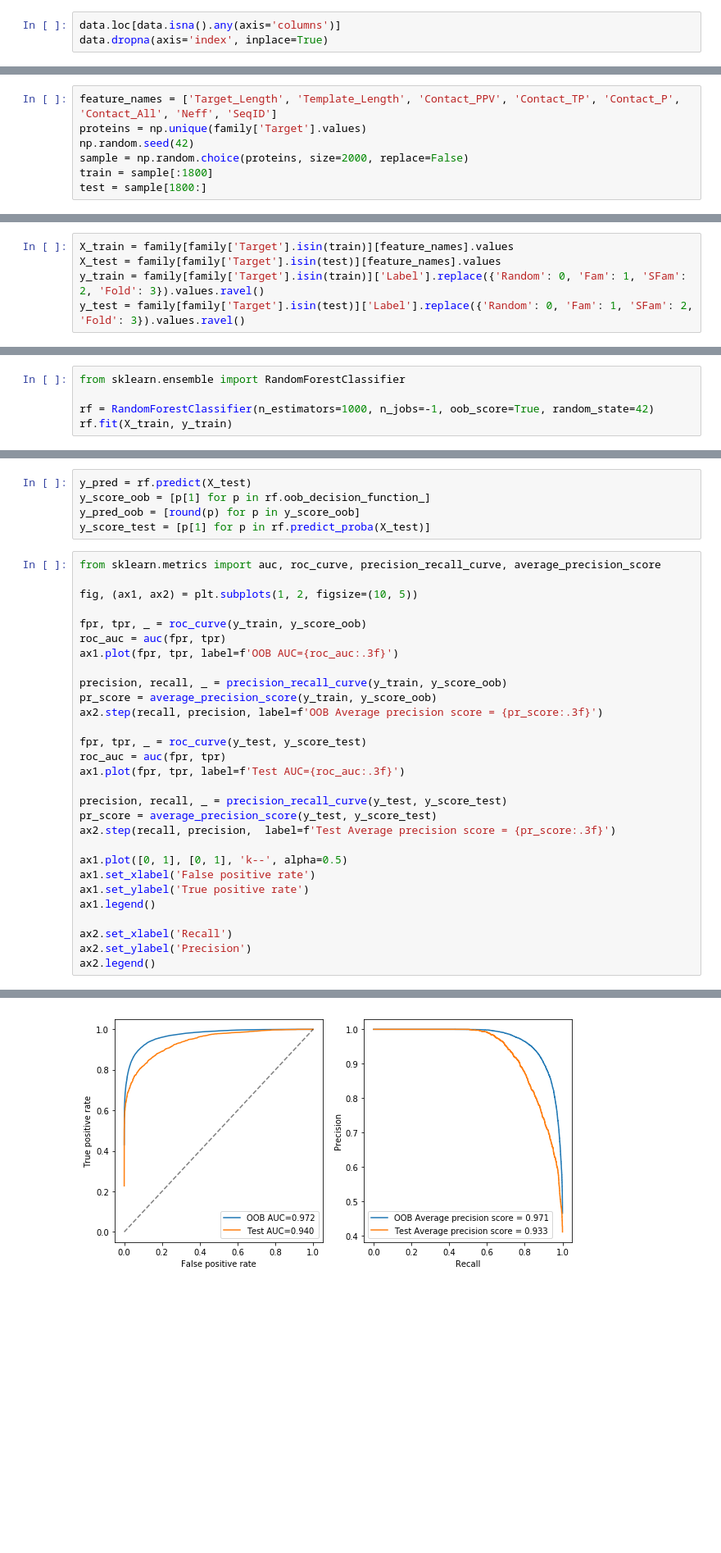
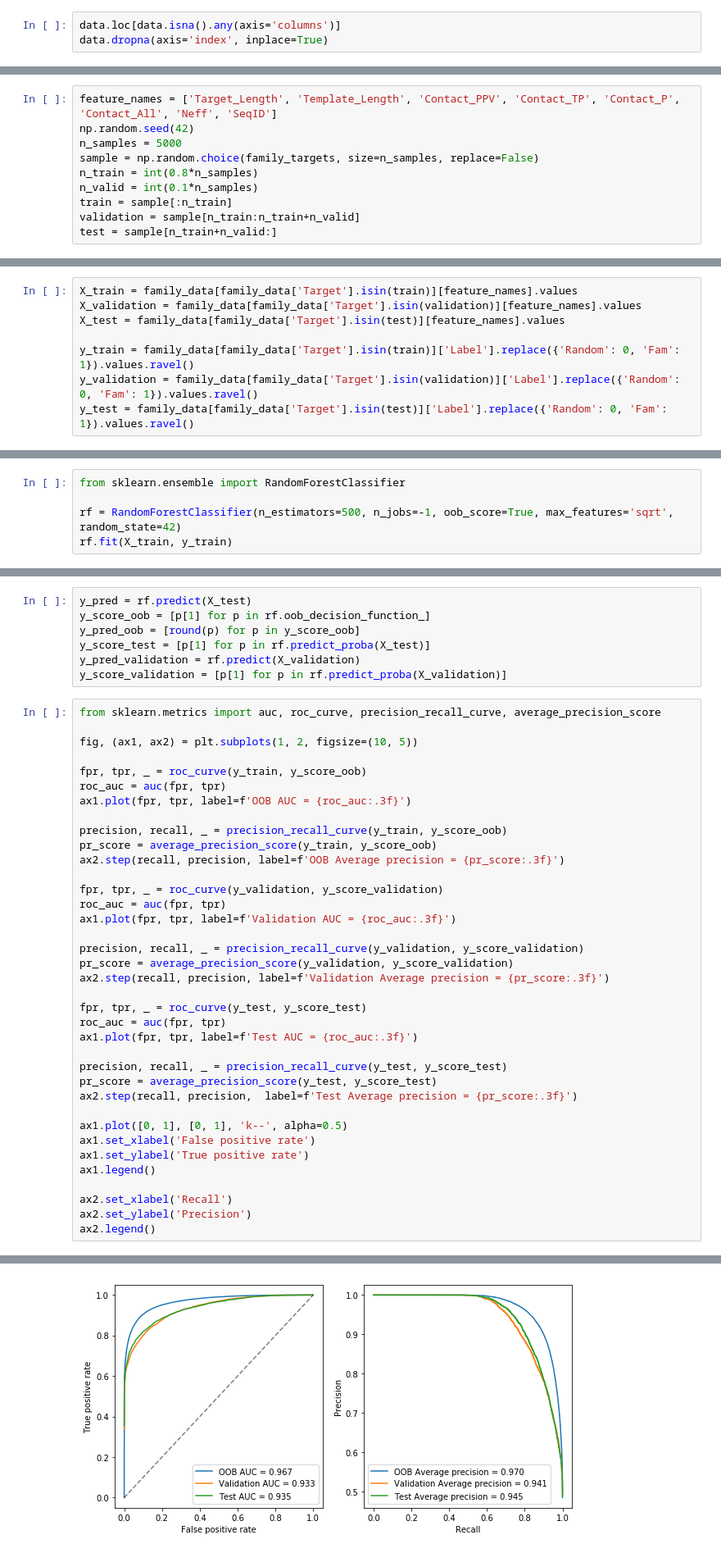
Before and after one commit to FBoyles/3dsig, a Jupyter notebook: notebooks/Sandbox.ipynb, the cells around one changed output, grey strips where cells are left out. Shown: that part at 82% size. Saved outputs shown, nothing was run; the diff lists cells and outputs as text; blank space fills up the shorter version.

```diff
--- a/notebooks/Sandbox.ipynb
+++ b/notebooks/Sandbox.ipynb
@@ -25,7 +28,10 @@ sns.pairplot(data[feature_names + ['Label']], hue='Label', diag_kind='kde', plot
 # %%
 feature_names = ['Target_Length', 'Template_Length', 'Contact_PPV', 'Contact_TP', 'Contact_P', 'Contact_All', 'Neff', 'SeqID']
-proteins = np.unique(family['Target'].values)
 np.random.seed(42)
-sample = np.random.choice(proteins, size=2000, replace=False)
-train = sample[:1800]
-test = sample[1800:]
+n_samples = 5000
+sample = np.random.choice(family_targets, size=n_samples, replace=False)
+n_train = int(0.8*n_samples)
+n_valid = int(0.1*n_samples)
+train = sample[:n_train]
+validation = sample[n_train:n_train+n_valid]
+test = sample[n_train+n_valid:]
@@ -32,5 +42,8 @@ test = sample[1800:]
 # %%
-X_train = family[family['Target'].isin(train)][feature_names].values
-X_test = family[family['Target'].isin(test)][feature_names].values
-y_train = family[family['Target'].isin(train)]['Label'].replace({'Random': 0, 'Fam': 1, 'SFam': 2, 'Fold': 3}).values.ravel()
-y_test = family[family['Target'].isin(test)]['Label'].replace({'Random': 0, 'Fam': 1, 'SFam': 2, 'Fold': 3}).values.ravel()
+X_train = family_data[family_data['Target'].isin(train)][feature_names].values
+X_validation = family_data[family_data['Target'].isin(validation)][feature_names].values
+X_test = family_data[family_data['Target'].isin(test)][feature_names].values
+
+y_train = family_data[family_data['Target'].isin(train)]['Label'].replace({'Random': 0, 'Fam': 1}).values.ravel()
+y_validation = family_data[family_data['Target'].isin(validation)]['Label'].replace({'Random': 0, 'Fam': 1}).values.ravel()
+y_test = family_data[family_data['Target'].isin(test)]['Label'].replace({'Random': 0, 'Fam': 1}).values.ravel()
@@ -44,7 +50,7 @@ sns.pairplot(feats, hue='Label', diag_kind='kde', plot_kws={'s': 10, 'alpha': 0.
 # %%
 from sklearn.ensemble import RandomForestClassifier
 
-rf = RandomForestClassifier(n_estimators=1000, n_jobs=-1, oob_score=True, random_state=42)
+rf = RandomForestClassifier(n_estimators=500, n_jobs=-1, oob_score=True, max_features='sqrt', random_state=42)
 rf.fit(X_train, y_train)
 # %% [output]
 RandomForestClassifier(bootstrap=True, class_weight=None, criterion='gini',
@@ -62,38 +64,48 @@ y_pred = rf.predict(X_test)
 y_score_oob = [p[1] for p in rf.oob_decision_function_]
 y_pred_oob = [round(p) for p in y_score_oob]
 y_score_test = [p[1] for p in rf.predict_proba(X_test)]
+y_pred_validation = rf.predict(X_validation)
+y_score_validation = [p[1] for p in rf.predict_proba(X_validation)]
 # %%
 from sklearn.metrics import auc, roc_curve, precision_recall_curve, average_precision_score
 
 fig, (ax1, ax2) = plt.subplots(1, 2, figsize=(10, 5))
 
 fpr, tpr, _ = roc_curve(y_train, y_score_oob)
 roc_auc = auc(fpr, tpr)
-ax1.plot(fpr, tpr, label=f'OOB AUC={roc_auc:.3f}')
+ax1.plot(fpr, tpr, label=f'OOB AUC = {roc_auc:.3f}')
 
 precision, recall, _ = precision_recall_curve(y_train, y_score_oob)
 pr_score = average_precision_score(y_train, y_score_oob)
-ax2.step(recall, precision, label=f'OOB Average precision score = {pr_score:.3f}')
+ax2.step(recall, precision, label=f'OOB Average precision = {pr_score:.3f}')
+
+fpr, tpr, _ = roc_curve(y_validation, y_score_validation)
+roc_auc = auc(fpr, tpr)
+ax1.plot(fpr, tpr, label=f'Validation AUC = {roc_auc:.3f}')
+
+precision, recall, _ = precision_recall_curve(y_validation, y_score_validation)
+pr_score = average_precision_score(y_validation, y_score_validation)
+ax2.step(recall, precision, label=f'Validation Average precision = {pr_score:.3f}')
 
 fpr, tpr, _ = roc_curve(y_test, y_score_test)
 roc_auc = auc(fpr, tpr)
-ax1.plot(fpr, tpr, label=f'Test AUC={roc_auc:.3f}')
+ax1.plot(fpr, tpr, label=f'Test AUC = {roc_auc:.3f}')
 
 precision, recall, _ = precision_recall_curve(y_test, y_score_test)
 pr_score = average_precision_score(y_test, y_score_test)
-ax2.step(recall, precision,  label=f'Test Average precision score = {pr_score:.3f}')
+ax2.step(recall, precision,  label=f'Test Average precision = {pr_score:.3f}')
 
 ax1.plot([0, 1], [0, 1], 'k--', alpha=0.5)
 ax1.set_xlabel('False positive rate')
 ax1.set_ylabel('True positive rate')
 ax1.legend()
 
 ax2.set_xlabel('Recall')
 ax2.set_ylabel('Precision')
 ax2.legend()
 # %% [output]
 <matplotlib.legend.Legend at 0x...>
-[figure, old version]
+[figure, new version]
 # %%
 from sklearn.metrics import confusion_matrix
 
```
Also changed, not shown: parts of 26 cells of this notebook.
